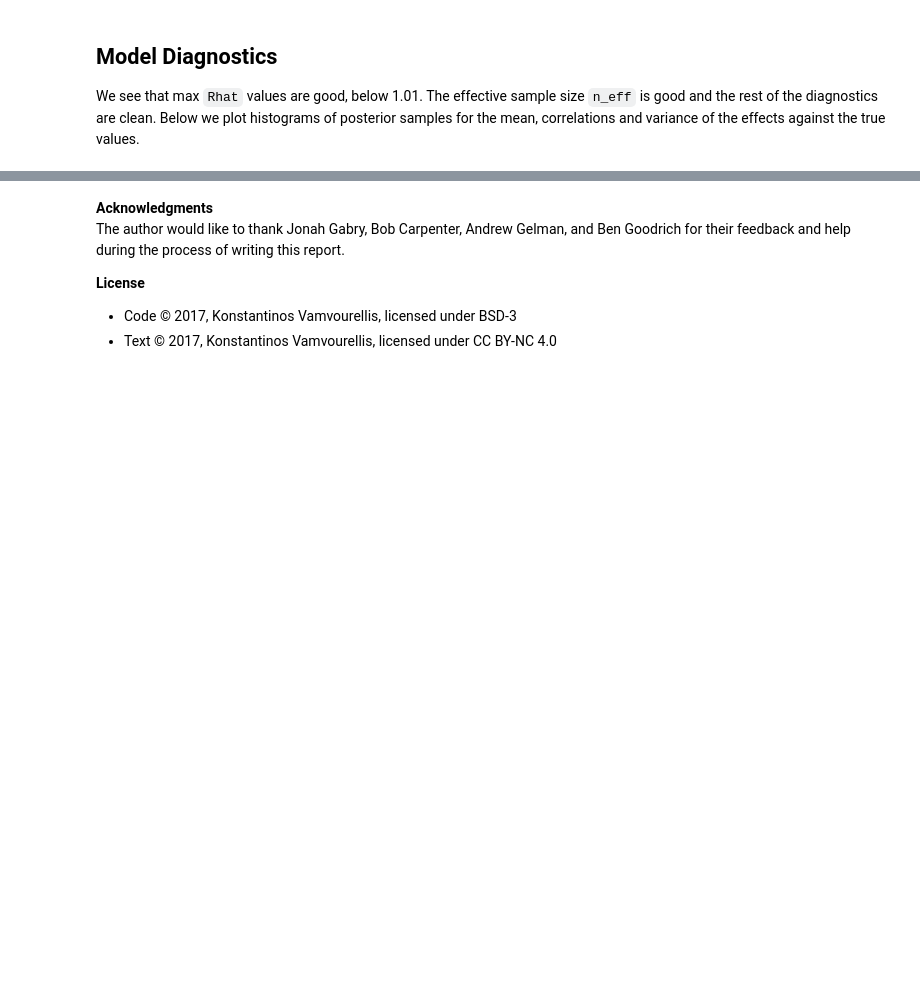
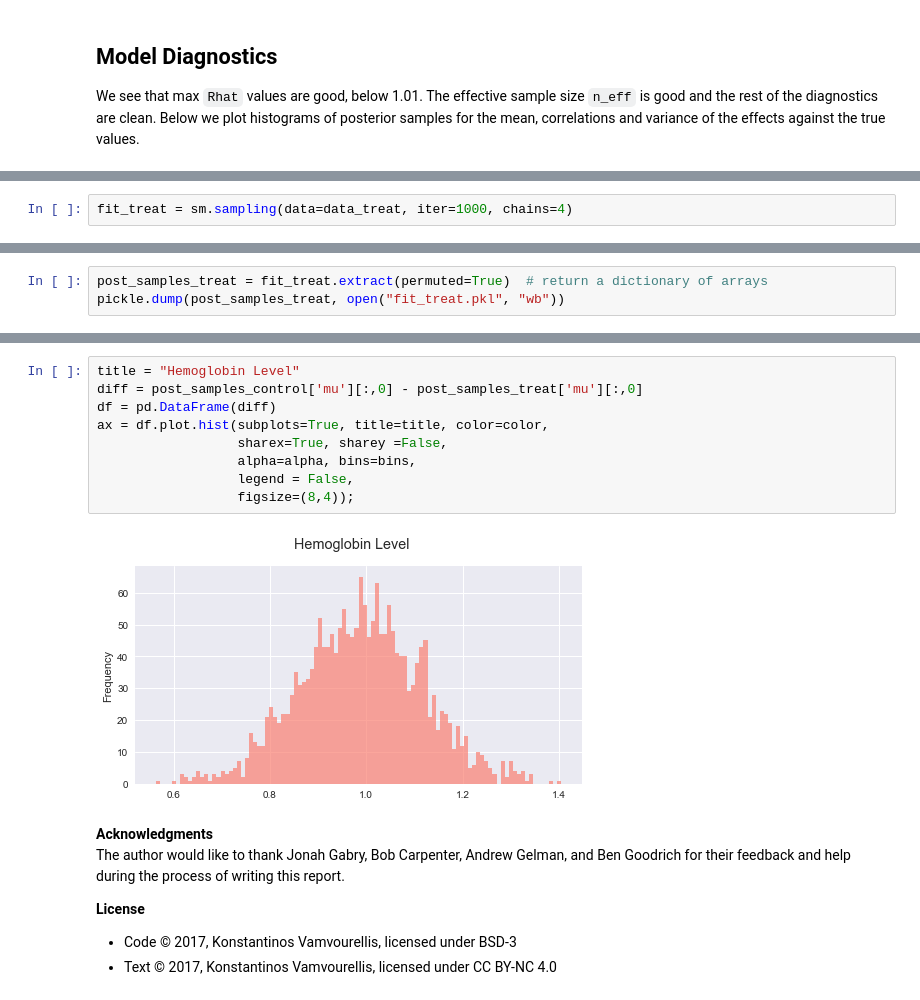
Before and after one commit to bayesways/mixed-data, a Jupyter notebook: notebooks/rosi_py.ipynb, the cells around one changed output, grey strips where cells are left out. Drawn from its saved outputs; the diff is of its cells as text; blank space fills up the shorter version.

```diff
--- a/notebooks/rosi_py.ipynb
+++ b/notebooks/rosi_py.ipynb
@@ -392,0 +391,2 @@ for i in range(df.shape[1]):
+# %%
+fit_treat = sm.sampling(data=data_treat, iter=1000, chains=4)
@@ -392,0 +395,3 @@ for i in range(df.shape[1]):
+# %%
+post_samples_treat = fit_treat.extract(permuted=True)  # return a dictionary of arrays
+pickle.dump(post_samples_treat, open("fit_treat.pkl", "wb"))
@@ -393,3 +402,14 @@ for i in range(df.shape[1]):
+# %%
+title = "Hemoglobin Level"
+diff = post_samples_control['mu'][:,0] - post_samples_treat['mu'][:,0]
+df = pd.DataFrame(diff)
+ax = df.plot.hist(subplots=True, title=title, color=color,
+                  sharex=True, sharey =False,
+                  alpha=alpha, bins=bins,
+                  legend = False,
+                  figsize=(8,4));
+# %% [output]
+[figure, added]
 # %% [markdown]
 __Acknowledgments__
 The author would like to thank Jonah Gabry, Bob Carpenter, Andrew Gelman, and Ben Goodrich for their feedback and help during the process of writing this report.
```
Also changed, not shown: parts of 25 cells of this notebook.
